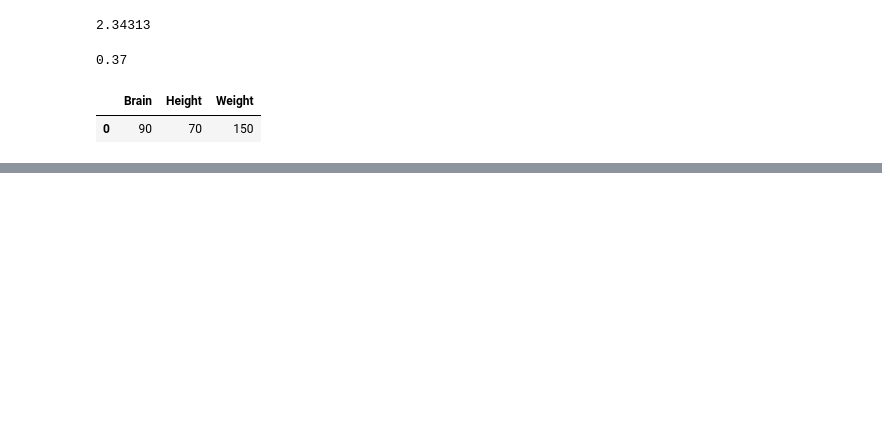
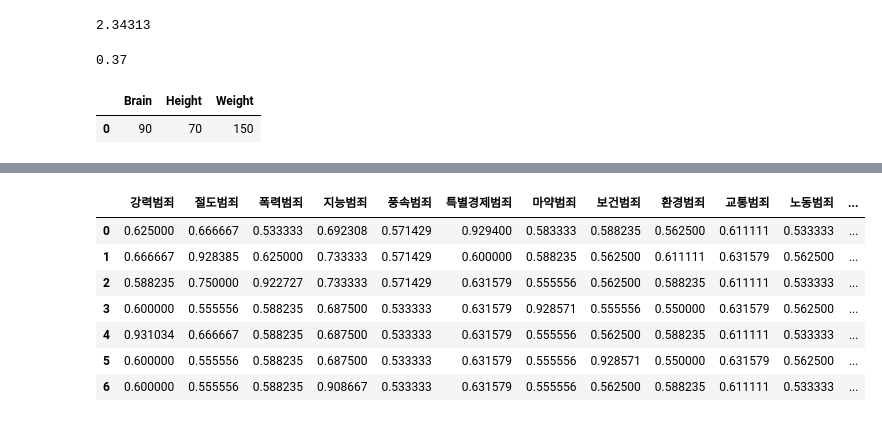
Before and after one commit to rlgus3351/-BigDataAnalyst, a Jupyter notebook: ch4/ch2.ipynb, the cells around one changed output, grey strips where cells are left out. Drawn from its saved outputs; the diff is of its cells as text; code cells hidden in the pictures; blank space fills up the shorter version.

```diff
--- a/ch4/ch2.ipynb
+++ b/ch4/ch2.ipynb
@@ -2275,0 +2359,22 @@ dtype: float64
+# %%
+cond1 = df['구분'] == '발생건수'
+cond2 = df['구분'] == '검거건수'
+
+df1 = df[cond1].iloc[:,2:]
+df2 = df[cond2].iloc[:,2:]
+# %%
+df1 = df1.reset_index(drop=True)
+df2 = df2.reset_index(drop=True)
+# %%
+df3 = df2/df1
+# %%
+df3
+# %% [output]
+|  | 강력범죄 | 절도범죄 | 폭력범죄 | 지능범죄 | 풍속범죄 | 특별경제범죄 | 마약범죄 | 보건범죄 | 환경범죄 | 교통범죄 | 노동범죄 | ... |
+| 0 | 0.625000 | 0.666667 | 0.533333 | 0.692308 | 0.571429 | 0.929400 | 0.583333 | 0.588235 | 0.562500 | 0.611111 | 0.533333 | ... |
+| 1 | 0.666667 | 0.928385 | 0.625000 | 0.733333 | 0.571429 | 0.600000 | 0.588235 | 0.562500 | 0.611111 | 0.631579 | 0.562500 | ... |
+| 2 | 0.588235 | 0.750000 | 0.922727 | 0.733333 | 0.571429 | 0.631579 | 0.555556 | 0.562500 | 0.588235 | 0.611111 | 0.533333 | ... |
+| 3 | 0.600000 | 0.555556 | 0.588235 | 0.687500 | 0.533333 | 0.631579 | 0.928571 | 0.555556 | 0.550000 | 0.631579 | 0.562500 | ... |
+| 4 | 0.931034 | 0.666667 | 0.588235 | 0.687500 | 0.533333 | 0.631579 | 0.555556 | 0.562500 | 0.588235 | 0.611111 | 0.533333 | ... |
+| 5 | 0.600000 | 0.555556 | 0.588235 | 0.687500 | 0.533333 | 0.631579 | 0.555556 | 0.928571 | 0.550000 | 0.631579 | 0.562500 | ... |
+| 6 | 0.600000 | 0.555556 | 0.588235 | 0.908667 | 0.533333 | 0.631579 | 0.555556 | 0.562500 | 0.588235 | 0.611111 | 0.533333 | ... |
```
Also changed, not shown: parts of 62 cells of this notebook, 1 other file.
